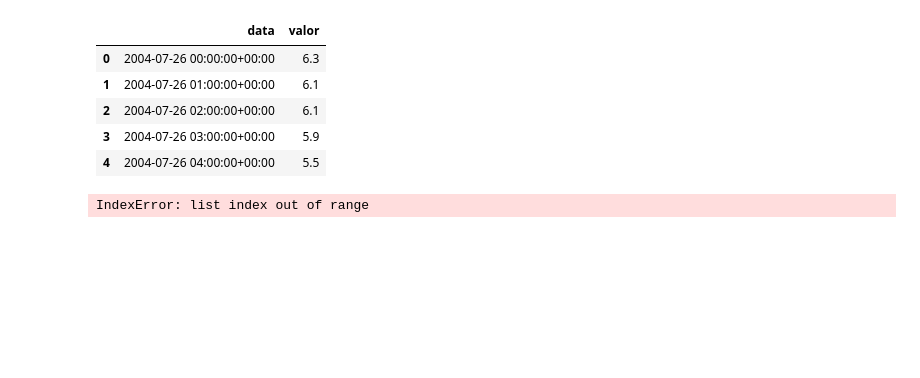
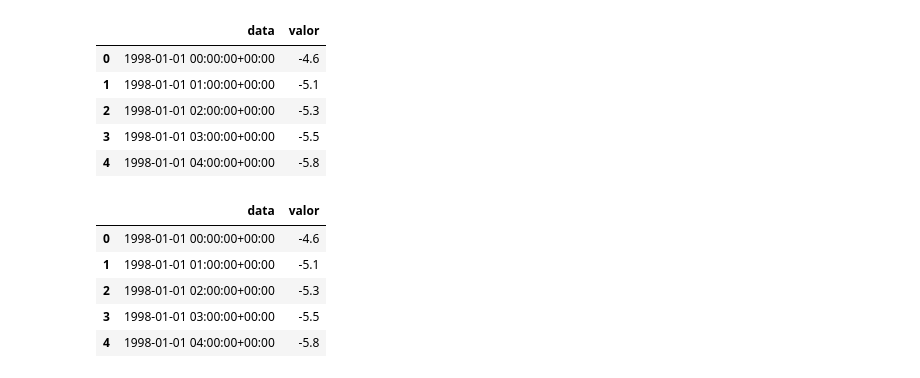
Before and after one commit to Paurro/TFM_SCM_Temperature_Forecasting_ML, a Jupyter notebook: casos_previs/forecast_markov/Pre_processament_dades.ipynb, the cells around one changed output. Drawn from its saved outputs; the diff is of its cells as text; code cells hidden in the pictures; blank space fills up the shorter version.

```diff
--- a/casos_previs/forecast_markov/Pre_processament_dades.ipynb
+++ b/casos_previs/forecast_markov/Pre_processament_dades.ipynb
@@ -12,76 +13,48 @@ import pandas as pd
 # %%
 # Directori de treball
 
 # Ruta on esta el script actual
 # __path__ = os.path.dirname(os.path.realpath(__file__)) # Si es fitxer .py
 __path__ = os.getcwd() # Si es fitxer .ipynb
 
-path_dades = os.path.join(os.getcwd(), 'Dades_T_estacions_xema_Z1')
+carpeta_dades = 'Dades_T_estacions_xema_Z1'
+fitxer_dades = 'SCM_T_Z1.json'
 
-# Llista nom arxius dades dins del directori
-files = [f for f in os.listdir(path_dades) if f.endswith('.json')]
+path_dades = os.path.join(os.getcwd(), carpeta_dades, fitxer_dades)
 
-for file in files:
 
     # Obrir un arxiu json per veure com esta estructurat i com organitzar les dades
-    with open(os.path.join(path_dades, file), 'r') as f:
-        data = json.load(f)
+with open(path_dades, 'r') as f:
+    data = json.load(f)
 
     # Accedemos a las lecturas (temperaturas) del JSON
-    lecturas = data[0]['variables'][0]['lectures']
+lecturas = data[0]['variables'][0]['lectures']
 
-    # Convertimos las lecturas a un DataFrame con solo las columnas necesarias
-    df = pd.DataFrame(lecturas)[['data', 'valor']]
+#     # Convertimos las lecturas a un DataFrame con solo las columnas necesarias
+df = pd.DataFrame(lecturas)[['data', 'valor']]
 
 
 # Convertimos la columna 'data' a tipo datetime para análisis posterior
 df['data'] = pd.to_datetime(df['data'])
 
 df.head()
 # %% [output]
 |  | data | valor |
-| 0 | 2004-07-26 00:00:00+00:00 | 6.3 |
-| 1 | 2004-07-26 01:00:00+00:00 | 6.1 |
-| 2 | 2004-07-26 02:00:00+00:00 | 6.1 |
-| 3 | 2004-07-26 03:00:00+00:00 | 5.9 |
-| 4 | 2004-07-26 04:00:00+00:00 | 5.5 |
+| 0 | 1998-01-01 00:00:00+00:00 | -4.6 |
+| 1 | 1998-01-01 01:00:00+00:00 | -5.1 |
+| 2 | 1998-01-01 02:00:00+00:00 | -5.3 |
+| 3 | 1998-01-01 03:00:00+00:00 | -5.5 |
+| 4 | 1998-01-01 04:00:00+00:00 | -5.8 |
-# %%
-
-# Obtener la ruta actual (cambia según .py o .ipynb)
-__path__ = os.getcwd()
-
-# Ruta de los archivos JSON
-path_dades = os.path.join(__path__, 'Dades_T_estacions_xema_Z1')
-
-# Listar archivos JSON en el directorio
-files = [f for f in os.listdir(path_dades) if f.endswith('.json')]
-
-# Lista para acumular los DataFrames
-dfs = []
-
-for file in files:
-    with open(os.path.join(path_dades, file), 'r') as f:
-        data = json.load(f)
-
-    # Extraer las lecturas de temperatura
-    lecturas = data[0]['variables'][0]['lectures']
-
-    # Crear DataFrame con las columnas necesarias
-    df_temp = pd.DataFrame(lecturas)[['data', 'valor']]
-
-    # Convertir la columna 'data' a tipo datetime
-    df_temp['data'] = pd.to_datetime(df_temp['data'])
-
-    # Agregar el DataFrame a la lista
-    dfs.append(df_temp)
-
-# Concatenar todos los DataFrames en uno solo
-df_final = pd.concat(dfs, ignore_index=True)
-
-# Mostrar las primeras filas
-print(df_final.head())
-
-# Opcional: Guardar en CSV para no tener que leer 9000 archivos cada vez
-df_final.to_csv("temperaturas_completas.csv", index=False)
-# %% [output]
-IndexError: list index out of range
+# %%
+# Agafar només les dades corresponents als hiverns i posar-les en un nou dataframe
+# Les dates dels hiverns seran del 1 de desembre al 31 de març
+df_hiverns = df[(df['data'].dt.month >= 11) | (df['data'].dt.month <= 2)]
+
+df_hiverns.head()
+# %% [output]
+|  | data | valor |
+| 0 | 1998-01-01 00:00:00+00:00 | -4.6 |
+| 1 | 1998-01-01 01:00:00+00:00 | -5.1 |
+| 2 | 1998-01-01 02:00:00+00:00 | -5.3 |
+| 3 | 1998-01-01 03:00:00+00:00 | -5.5 |
+| 4 | 1998-01-01 04:00:00+00:00 | -5.8 |
```
Also changed, not shown: parts of 12 cells of this notebook, 2 other files.
